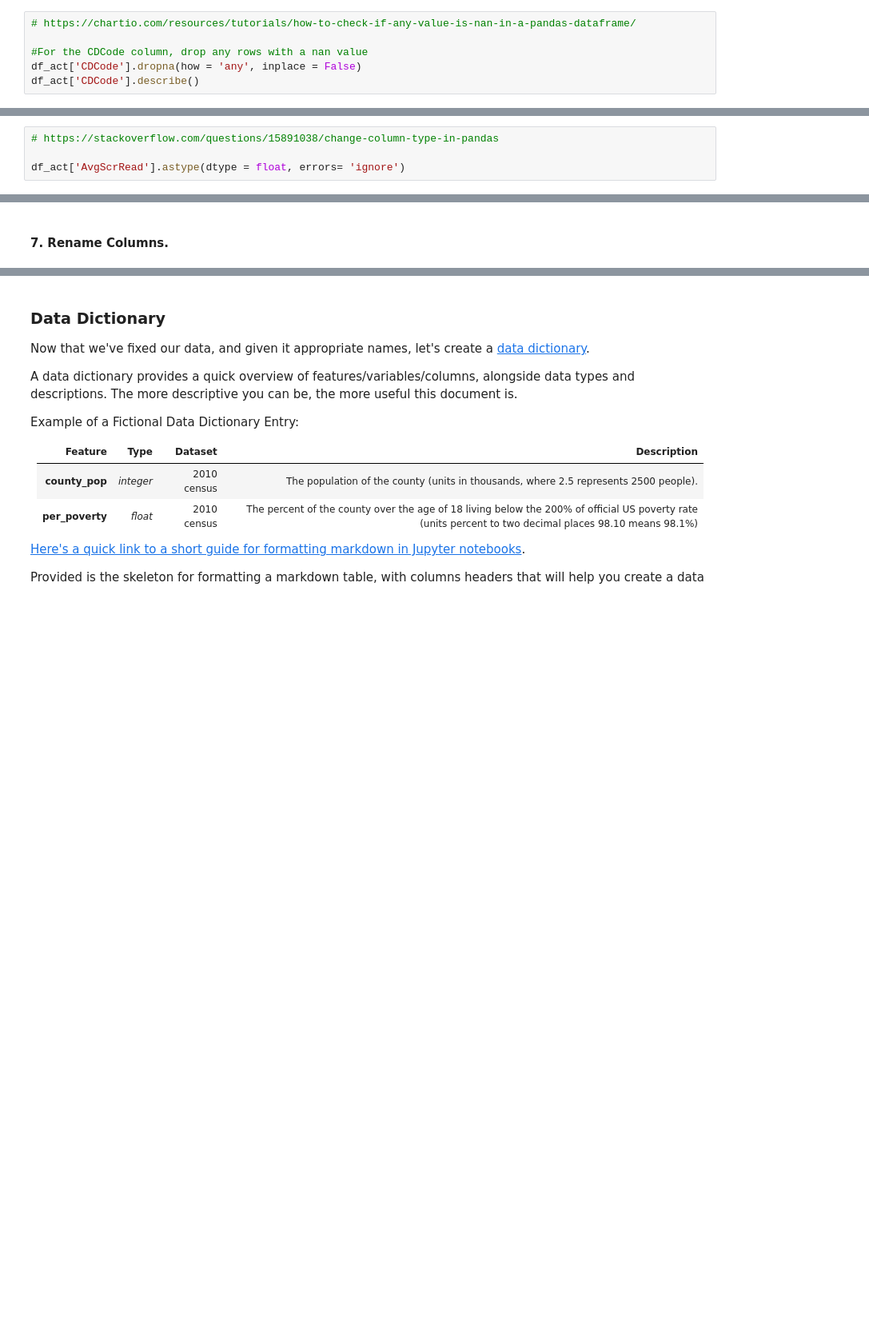
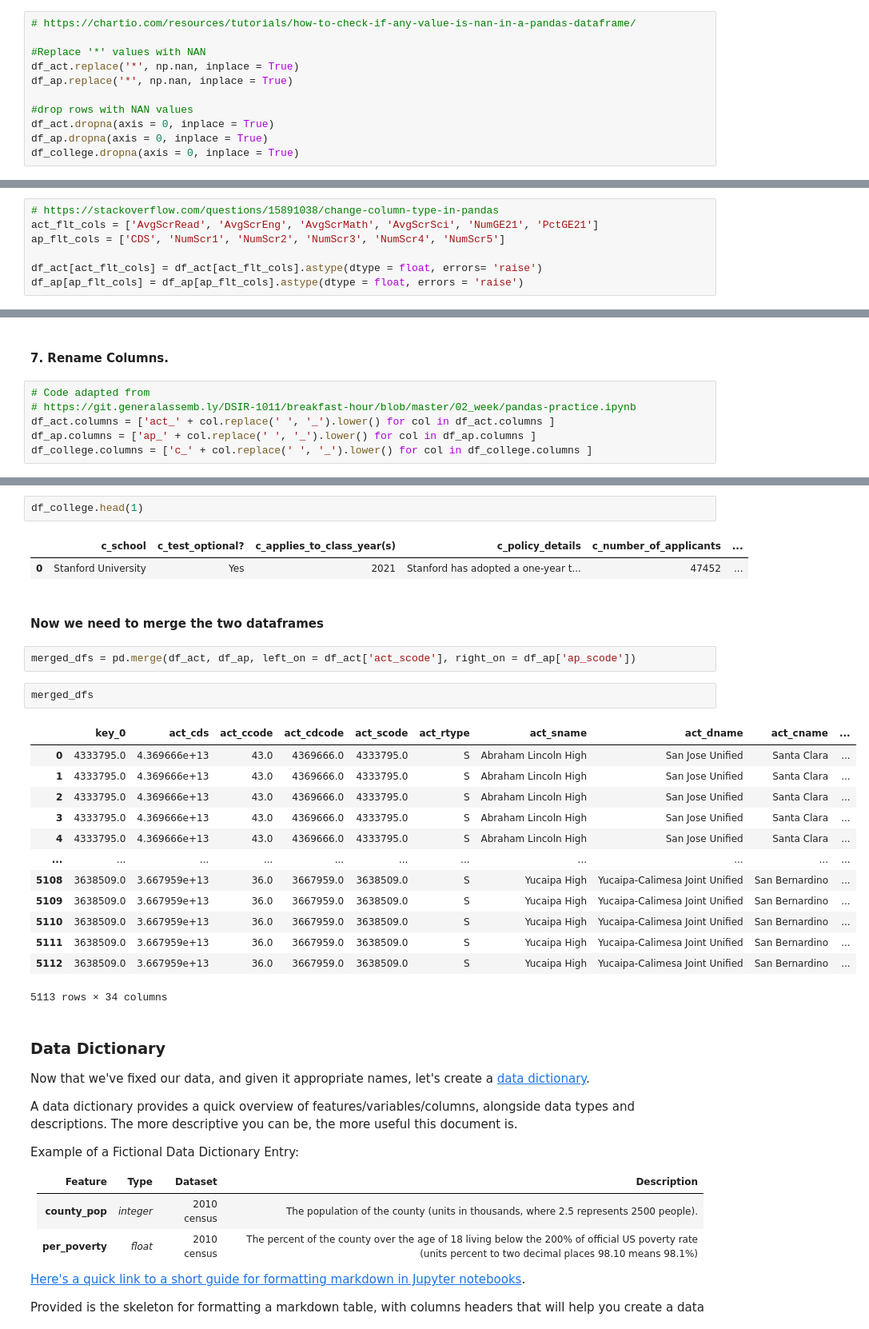
Before and after one commit to Jgates62/ap_act_performance_analysis, a Jupyter notebook: code/jg_project_code.ipynb, the cells around one changed output, grey strips where cells are left out. Shown: that part at 80% size. Cells and saved outputs as stored; diff of their text form; blank space fills up the shorter version.

```diff
--- a/code/jg_project_code.ipynb
+++ b/code/jg_project_code.ipynb
@@ -289,6 +365,11 @@ dtype: object
 # %%
 # https://chartio.com/resources/tutorials/how-to-check-if-any-value-is-nan-in-a-pandas-dataframe/
 
-#For the CDCode column, drop any rows with a nan value
-df_act['CDCode'].dropna(how = 'any', inplace = False)
-df_act['CDCode'].describe()
+#Replace '*' values with NAN
+df_act.replace('*', np.nan, inplace = True)
+df_ap.replace('*', np.nan, inplace = True)
+
+#drop rows with NAN values
+df_act.dropna(axis = 0, inplace = True)
+df_ap.dropna(axis = 0, inplace = True)
+df_college.dropna(axis = 0, inplace = True)
@@ -341,5 +468,8 @@ dtype: object
 #### 6. Fix any incorrect data types found in step 5.
 # %%
 # https://stackoverflow.com/questions/15891038/change-column-type-in-pandas
+act_flt_cols = ['AvgScrRead', 'AvgScrEng', 'AvgScrMath', 'AvgScrSci', 'NumGE21', 'PctGE21']
+ap_flt_cols = ['CDS', 'NumScr1', 'NumScr2', 'NumScr3', 'NumScr4', 'NumScr5']
 
-df_act['AvgScrRead'].astype(dtype = float, errors= 'ignore')
+df_act[act_flt_cols] = df_act[act_flt_cols].astype(dtype = float, errors= 'raise')
+df_ap[ap_flt_cols] = df_ap[ap_flt_cols].astype(dtype = float, errors = 'raise')
@@ -359,2 +529,8 @@ Name: AvgScrRead, Length: 1437, dtype: object
 # %% [markdown]
 #### 7. Rename Columns.
+# %%
+# Code adapted from
+# https://git.generalassemb.ly/DSIR-1011/breakfast-hour/blob/master/02_week/pandas-practice.ipynb
+df_act.columns = ['act_' + col.replace(' ', '_').lower() for col in df_act.columns ]
+df_ap.columns = ['ap_' + col.replace(' ', '_').lower() for col in df_ap.columns ]
+df_college.columns = ['c_' + col.replace(' ', '_').lower() for col in df_college.columns ]
@@ -361,3 +547,28 @@ Name: AvgScrRead, Length: 1437, dtype: object
+# %%
+df_college.head(1)
+# %% [output]
+|  | c_school | c_test_optional? | c_applies_to_class_year(s) | c_policy_details | c_number_of_applicants | ... |
+| 0 | Stanford University | Yes | 2021 | Stanford has adopted a one-year t... | 47452 | ... |
+# %% [markdown]
+#### Now we need to merge the two dataframes
+# %%
+merged_dfs = pd.merge(df_act, df_ap, left_on = df_act['act_scode'], right_on = df_ap['ap_scode'])
+# %%
+merged_dfs
+# %% [output]
+|  | key_0 | act_cds | act_ccode | act_cdcode | act_scode | act_rtype | act_sname | act_dname | act_cname | ... |
+| 0 | 4333795.0 | 4.369666e+13 | 43.0 | 4369666.0 | 4333795.0 | S | Abraham Lincoln High | San Jose Unified | Santa Clara | ... |
+| 1 | 4333795.0 | 4.369666e+13 | 43.0 | 4369666.0 | 4333795.0 | S | Abraham Lincoln High | San Jose Unified | Santa Clara | ... |
+| 2 | 4333795.0 | 4.369666e+13 | 43.0 | 4369666.0 | 4333795.0 | S | Abraham Lincoln High | San Jose Unified | Santa Clara | ... |
+| 3 | 4333795.0 | 4.369666e+13 | 43.0 | 4369666.0 | 4333795.0 | S | Abraham Lincoln High | San Jose Unified | Santa Clara | ... |
+| 4 | 4333795.0 | 4.369666e+13 | 43.0 | 4369666.0 | 4333795.0 | S | Abraham Lincoln High | San Jose Unified | Santa Clara | ... |
+| ... | ... | ... | ... | ... | ... | ... | ... | ... | ... | ... |
+| 5108 | 3638509.0 | 3.667959e+13 | 36.0 | 3667959.0 | 3638509.0 | S | Yucaipa High | Yucaipa-Calimesa Joint Unified | San Bernardino | ... |
+| 5109 | 3638509.0 | 3.667959e+13 | 36.0 | 3667959.0 | 3638509.0 | S | Yucaipa High | Yucaipa-Calimesa Joint Unified | San Bernardino | ... |
+| 5110 | 3638509.0 | 3.667959e+13 | 36.0 | 3667959.0 | 3638509.0 | S | Yucaipa High | Yucaipa-Calimesa Joint Unified | San Bernardino | ... |
+| 5111 | 3638509.0 | 3.667959e+13 | 36.0 | 3667959.0 | 3638509.0 | S | Yucaipa High | Yucaipa-Calimesa Joint Unified | San Bernardino | ... |
+| 5112 | 3638509.0 | 3.667959e+13 | 36.0 | 3667959.0 | 3638509.0 | S | Yucaipa High | Yucaipa-Calimesa Joint Unified | San Bernardino | ... |
+5113 rows × 34 columns
 # %% [markdown]
 ### Data Dictionary
 
```
Also changed, not shown: parts of 38 cells of this notebook, 2 other files.
